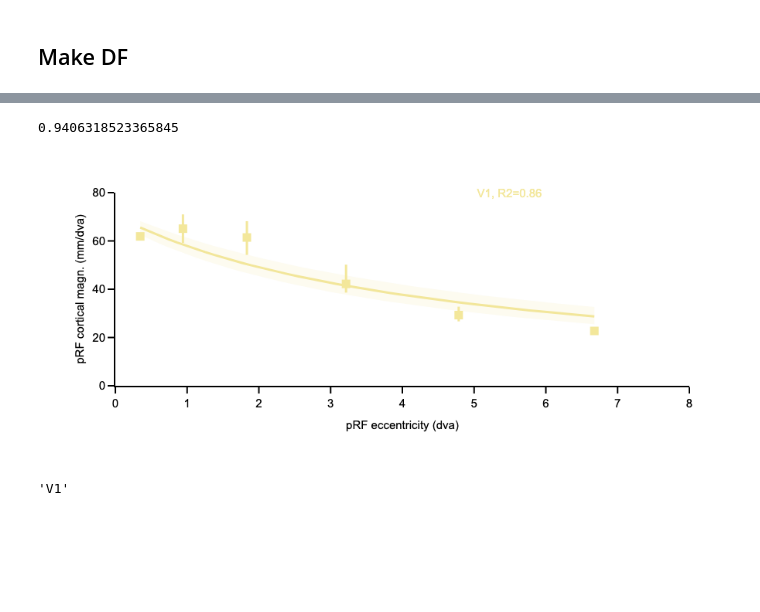
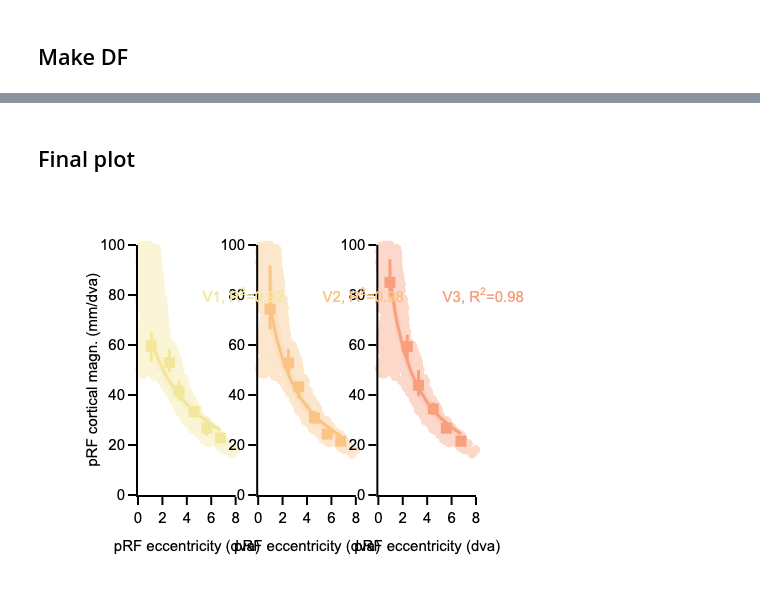
Before and after one commit to NeuroHackademy2025/pRF-project_NH2025, a Jupyter notebook: pRF_CM.ipynb, the cells around one changed output, grey strips where cells are left out. Saved outputs shown, nothing was run; the diff lists cells and outputs as text; code cells hidden in the pictures; blank space fills up the shorter version.

Commit message:
loop over hemi and rois for pRF CM

```diff
--- a/pRF_CM.ipynb
+++ b/pRF_CM.ipynb
@@ -67,10 +75,3 @@ sub = ny.hcp_subject(subject_id)
 
 # Get rois boundery
 sub = ny.data['hcp_lines'].subjects[subject_id]
-# %%
-# ROI mask
-if hemi == 'lh':
-    label_roi = sub.lh.prop('visual_area')
-elif hemi == 'rh':
-    label_roi = sub.rh.prop('visual_area')
-roi_vertices_hemi_mask = np.where(label_roi == 1)[0]
@@ -131,2 +138,4 @@ array([62.28280114, 62.31156022, 62.26351912, ..., 36.2889723 ,
+# %%
+prf_CM_df['pRF_CM'] = prf_CM_df['geo_dist'] / prf_CM_df['prf_dist']
 # %% [markdown]
 # Plotting
@@ -632,24 +159,10 @@ rvalue = results.rvalue
-# %%
-rvalue
-# %% [output]
-0.9406318523365845
+# %% [markdown]
+## Final plot
 # %%
 # Figure settings
 roi_colors = {'V1': 'rgb(243, 231, 155)',
               'V2': 'rgb(250, 196, 132)',
-              'V3': 'rgb(248, 160, 126)',
-              'V3AB': 'rgb(235, 127, 134)',
-              'LO': 'rgb(150, 0, 90)',
-              'VO': 'rgb(0, 0, 200)',
-              'hMT+': 'rgb(0, 25, 255)',
-              'iIPS': 'rgb(0, 152, 255)',
-              'sIPS': 'rgb(44, 255, 150)',
-              'iPCS': 'rgb(151, 255, 0)',
-              'sPCS': 'rgb(255, 234, 0)',
-              'mPCS': 'rgb(255, 111, 0)'}
-
-
-
+              'V3': 'rgb(248, 160, 126)'}
 # Template settings
 template_specs = dict(axes_color="rgba(0, 0, 0, 1)",
                       axes_width=2,
@@ -659,18 +172,18 @@ template_specs = dict(axes_color="rgba(0, 0, 0, 1)",
                       title_font_size=15,
                       plot_width=1.5)
 fig_template = plotly_template(template_specs)
-standoff = 8
-
-rois = ['V1']
-
-fig = prf_ecc_pcm_plot(df_ecc_pcm=df_ecc_pcm, fig_width=400, fig_height=400,
-                            rois=['V1'], roi_colors=roi_colors,
-                            plot_groups=[['V1']], max_ecc=max_ecc)
-
-fig.show()
-# %% [output]
-[figure, removed]
-# %%
-roi
-# %% [output]
-'V1'
+# %%
+fig = prf_ecc_pcm_plot(df_ecc_pcm=df_ecc_pcm_bins,
+                       data_pcm_raw=prf_CM_df,
+                       fig_width=1000,
+                       fig_height=400,
+                       rois=rois,
+                       roi_colors=roi_colors,
+                       plot_groups=plot_groups,
+                       max_ecc=max_ecc)
+
+# fig.write_image("d /home/jovyan/projects/pRF-project_NH2025/ecc_pcm.pdf")
+
+fig.show()
+# %% [output]
+[figure, added]
```
Also changed, not shown: parts of 24 cells of this notebook, 2 other files.
